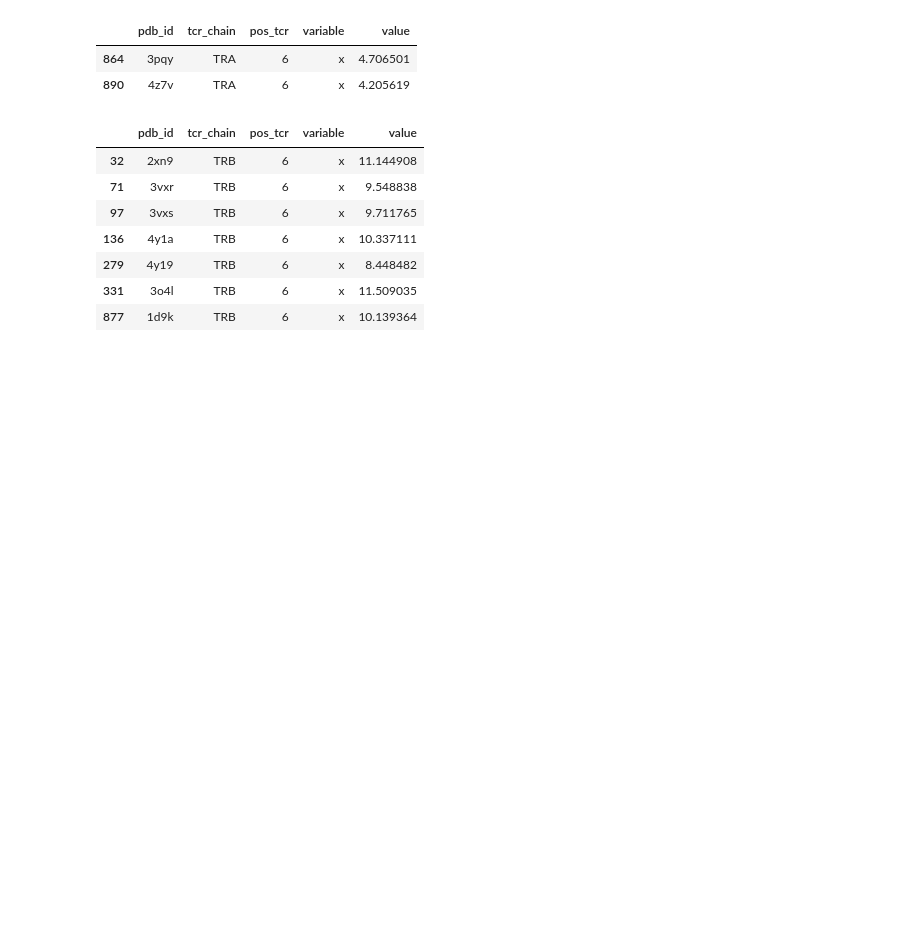
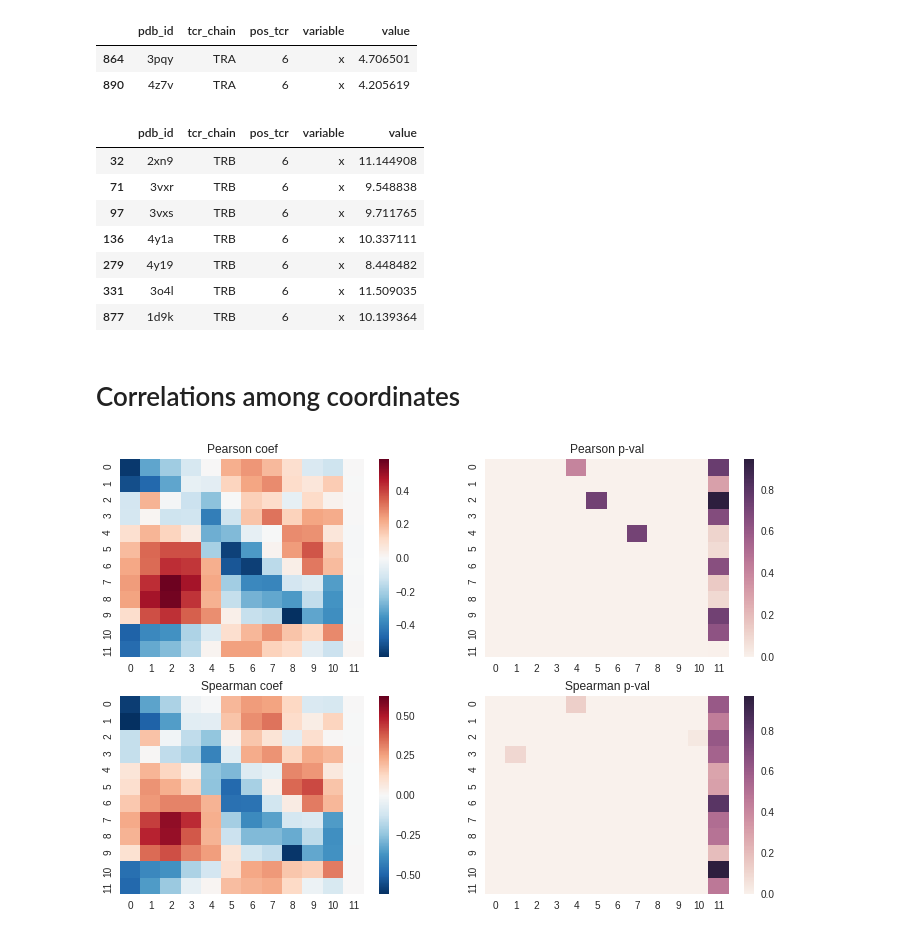
Before and after one commit to antigenomics/tcr-pmhc-study, a Jupyter notebook: loop_model/eda.ipynb, the cells around one changed output. Drawn from its saved outputs; the diff is of its cells as text; code cells hidden in the pictures; blank space fills up the shorter version.

Commit message:
correlations

```diff
--- a/loop_model/eda.ipynb
+++ b/loop_model/eda.ipynb
@@ -151,6 +164,8 @@ for i, gr in enumerate(df_tmp.groups.keys()):
 # %%
 fig, ax = plt.subplots(1,3,figsize=(16,6))
-
+ax[0].set_title("X")
+ax[1].set_title("Y")
+ax[2].set_title("Z")
 
 df_tmp = df_put_x.groupby(["pdb_id_kmer", "chain_id_kmer", "start_kmer"])
 for i, gr in enumerate(df_tmp.groups.keys()):
@@ -203,3 +220,40 @@ df_cdr_x.loc[(df_cdr_x["pos_tcr"] == 6) & (df_cdr_x["value"] > 6) & (df_cdr_x["t
 | 279 | 4y19 | TRB | 6 | x | 8.448482 |
 | 331 | 3o4l | TRB | 6 | x | 11.509035 |
 | 877 | 1d9k | TRB | 6 | x | 10.139364 |
+# %% [markdown]
+# Correlations among coordinates
+# %%
+def plot_heatmap(df_x, df_y):
+    fig, ax = plt.subplots(2,2, figsize=(12,8))
+
+    cors = np.zeros((12,12))
+    pvals = np.zeros((12,12))
+    for i in range(1,13):
+        for j in range(1,13):
+            val = stats.pearsonr(df_x.loc[df_x.pos_tcr == i, "value"], df_y.loc[df_y.pos_tcr == j, "value"])
+            cors[i-1,j-1] = val[0]
+            pvals[i-1,j-1] = val[1]
+
+    ax[0,0].set_title("Pearson coef")
+    sns.heatmap(cors, ax=ax[0,0])
+    ax[0,1].set_title("Pearson p-val")
+    sns.heatmap(pvals, ax=ax[0,1])
+
+
+    cors = np.zeros((12,12))
+    pvals = np.zeros((12,12))
+    for i in range(1,13):
+        for j in range(1,13):
+            val = stats.spearmanr(df_x.loc[df_x.pos_tcr == i, "value"], df_y.loc[df_y.pos_tcr == j, "value"])
+            cors[i-1,j-1] = val[0]
+            pvals[i-1,j-1] = val[1]
+
+    ax[1,0].set_title("Spearman coef")
+    sns.heatmap(cors, ax=ax[1,0])
+    ax[1,1].set_title("Spearman p-val")
+    sns.heatmap(pvals, ax=ax[1,1])
+
+
+plot_heatmap(df_put_x, df_put_y)
+# %% [output]
+[figure, added]
```
Also changed, not shown: parts of 9 cells of this notebook.
